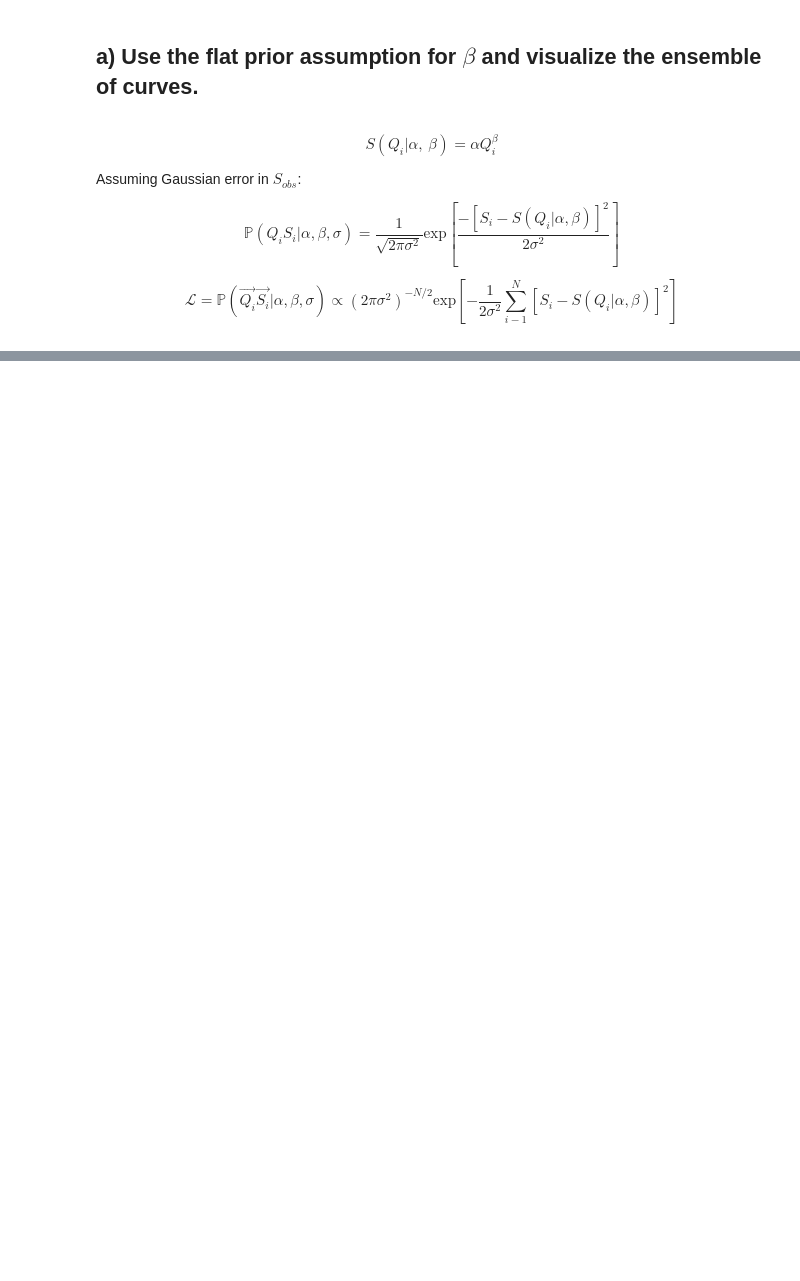
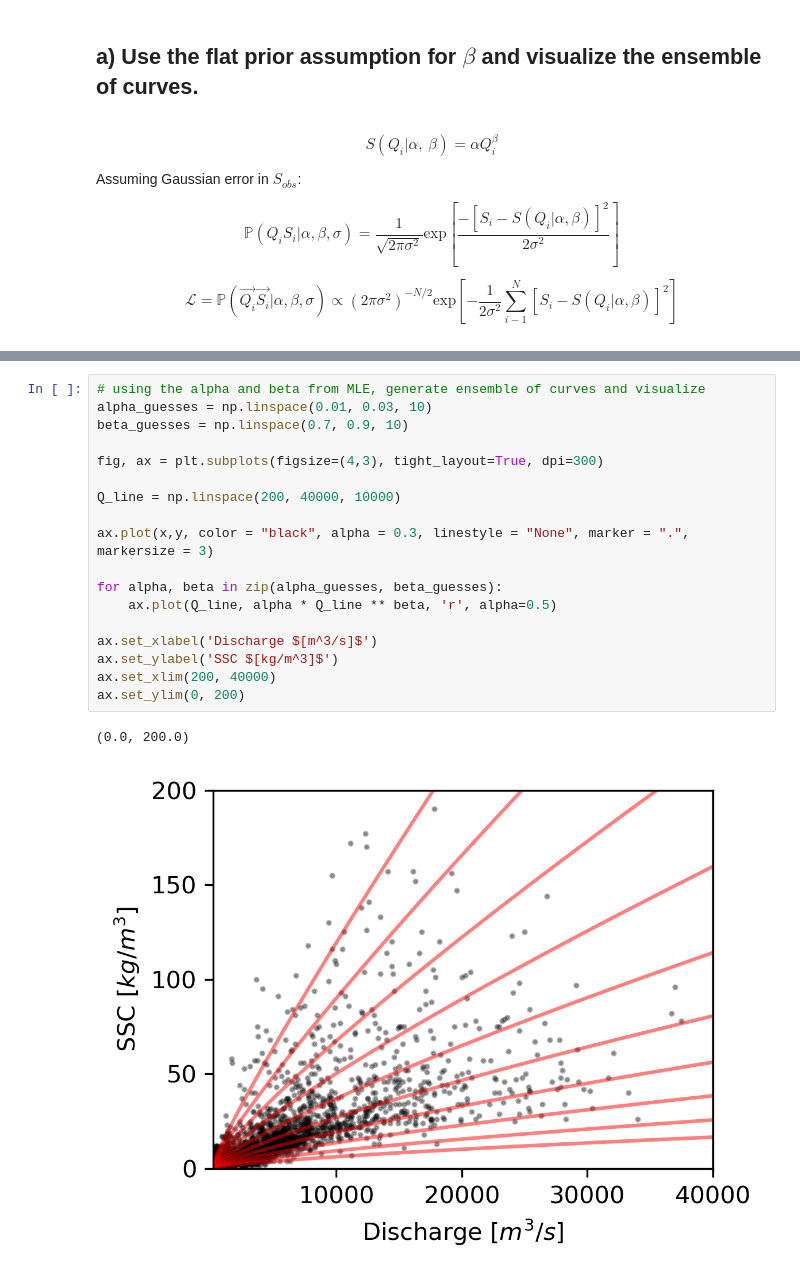
Before and after one commit to bKeungAuyeung/MSTA-Final, a Jupyter notebook: bAuyeung_Final-Code_MSTA.ipynb, the cells around one changed output, grey strips where cells are left out. Drawn from its saved outputs; the diff is of its cells as text; blank space fills up the shorter version.

```diff
--- a/bAuyeung_Final-Code_MSTA.ipynb
+++ b/bAuyeung_Final-Code_MSTA.ipynb
@@ -75,0 +109,21 @@ $$ \mathcal{L} = \mathbb{P}(\vec{Q_i}\vec{S_i} | \alpha,  \beta,  \sigma) \propt
+# %%
+# using the alpha and beta from MLE, generate ensemble of curves and visualize
+alpha_guesses = np.linspace(0.01, 0.03, 10)
+beta_guesses = np.linspace(0.7, 0.9, 10)
+
+fig, ax = plt.subplots(figsize=(4,3), tight_layout=True, dpi=300)
+
+Q_line = np.linspace(200, 40000, 10000)
+
+ax.plot(x,y, color = "black", alpha = 0.3, linestyle = "None", marker = ".", markersize = 3)
+
+for alpha, beta in zip(alpha_guesses, beta_guesses):
+    ax.plot(Q_line, alpha * Q_line ** beta, 'r', alpha=0.5)
+
+ax.set_xlabel('Discharge $[m^3/s]$')
+ax.set_ylabel('SSC $[kg/m^3]$')
+ax.set_xlim(200, 40000)
+ax.set_ylim(0, 200)
+# %% [output]
+(0.0, 200.0)
+[figure, added]
```
Also changed, not shown: parts of 16 cells of this notebook.
